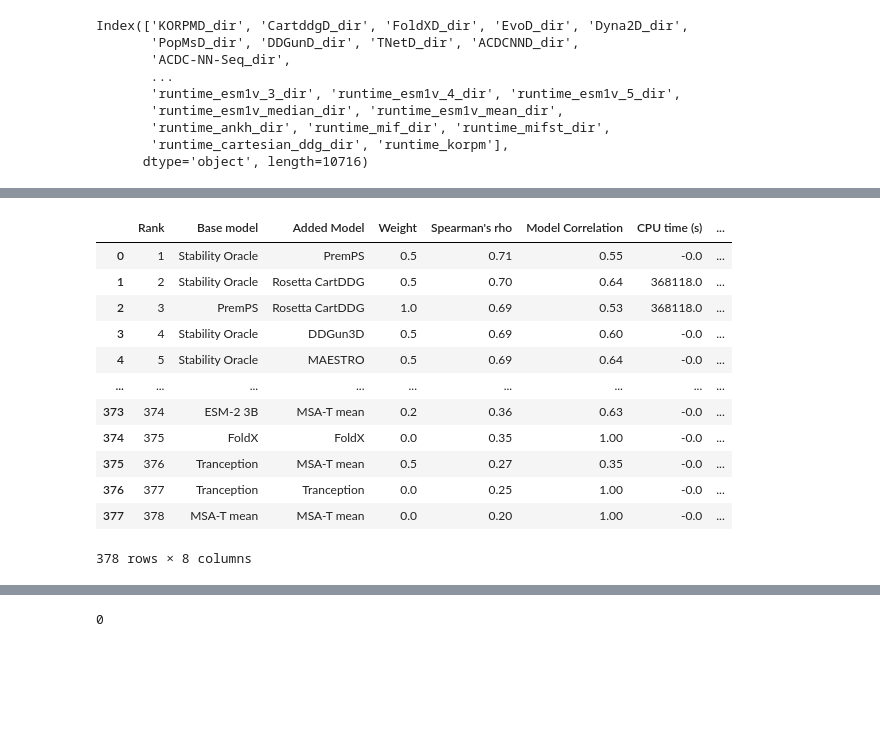
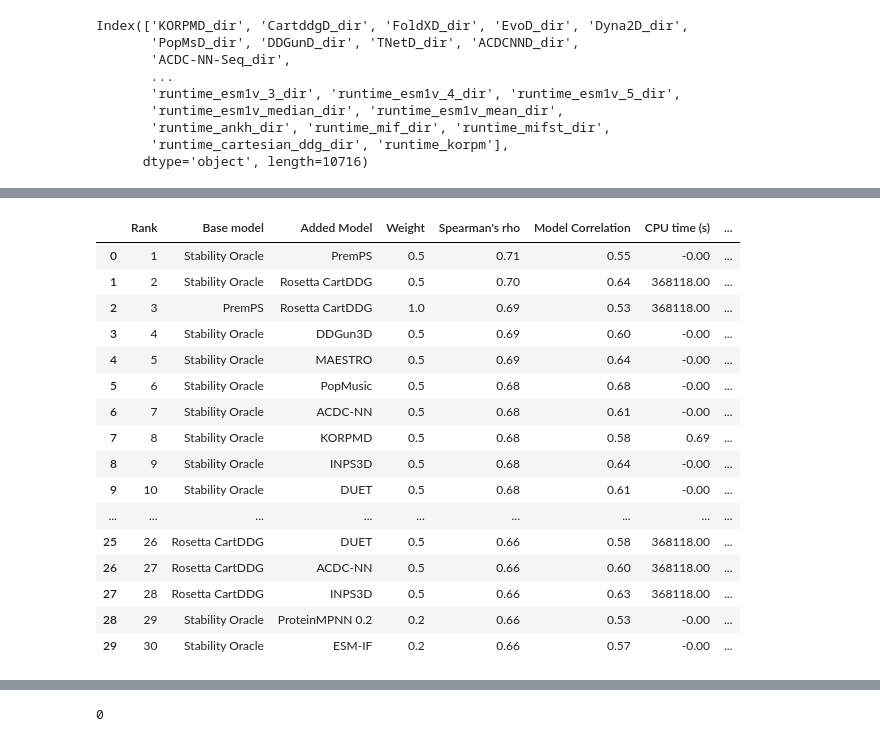
Before and after one commit to skalyaanamoorthy/PSLMs, a Jupyter notebook: analysis_notebooks/s461_analysis.ipynb, the cells around one changed output, grey strips where cells are left out. Cells and saved outputs as stored; diff of their text form; code cells hidden in the pictures; blank space fills up the shorter version.

```diff
--- a/analysis_notebooks/s461_analysis.ipynb
+++ b/analysis_notebooks/s461_analysis.ipynb
@@ -613,26 +611,30 @@ stat_df
 # %%
 stat_df_ = stat_df.applymap(lambda x: np.nan if x==-0.0001 else x)
 stat_df_ = stat_df.applymap(lambda x: round(x, 2) if type(x)==float else x)
 for source, target in remap_names.items():
     stat_df_.loc[stat_df_['model1']==source, 'model1'] = target
     stat_df_.loc[stat_df_['model2']==source, 'model2'] = target
 stat_df_ = stat_df_.reset_index().drop('weight1', axis=1).rename({'rank': 'Rank', 'model1': 'Base model', 'model2': 'Added Model', 'weight2': 'Weight', 'corr': 'Model Correlation', 'runtime_cpu': 'CPU time (s)', 'runtime_gpu': 'GPU time (s)', 'spearman': 'Spearman\'s rho'}, axis=1)
 stat_df_.to_csv('../data/stat_df_s461.csv')
-stat_df_
+stat_df_.head(30)
 # %% [output]
 |  | Rank | Base model | Added Model | Weight | Spearman's rho | Model Correlation | CPU time (s) | ... |
-| 0 | 1 | Stability Oracle | PremPS | 0.5 | 0.71 | 0.55 | -0.0 | ... |
-| 1 | 2 | Stability Oracle | Rosetta CartDDG | 0.5 | 0.70 | 0.64 | 368118.0 | ... |
-| 2 | 3 | PremPS | Rosetta CartDDG | 1.0 | 0.69 | 0.53 | 368118.0 | ... |
-| 3 | 4 | Stability Oracle | DDGun3D | 0.5 | 0.69 | 0.60 | -0.0 | ... |
-| 4 | 5 | Stability Oracle | MAESTRO | 0.5 | 0.69 | 0.64 | -0.0 | ... |
+| 0 | 1 | Stability Oracle | PremPS | 0.5 | 0.71 | 0.55 | -0.00 | ... |
+| 1 | 2 | Stability Oracle | Rosetta CartDDG | 0.5 | 0.70 | 0.64 | 368118.00 | ... |
+| 2 | 3 | PremPS | Rosetta CartDDG | 1.0 | 0.69 | 0.53 | 368118.00 | ... |
+| 3 | 4 | Stability Oracle | DDGun3D | 0.5 | 0.69 | 0.60 | -0.00 | ... |
+| 4 | 5 | Stability Oracle | MAESTRO | 0.5 | 0.69 | 0.64 | -0.00 | ... |
+| 5 | 6 | Stability Oracle | PopMusic | 0.5 | 0.68 | 0.68 | -0.00 | ... |
+| 6 | 7 | Stability Oracle | ACDC-NN | 0.5 | 0.68 | 0.61 | -0.00 | ... |
+| 7 | 8 | Stability Oracle | KORPMD | 0.5 | 0.68 | 0.58 | 0.69 | ... |
+| 8 | 9 | Stability Oracle | INPS3D | 0.5 | 0.68 | 0.64 | -0.00 | ... |
+| 9 | 10 | Stability Oracle | DUET | 0.5 | 0.68 | 0.61 | -0.00 | ... |
 | ... | ... | ... | ... | ... | ... | ... | ... | ... |
-| 373 | 374 | ESM-2 3B | MSA-T mean | 0.2 | 0.36 | 0.63 | -0.0 | ... |
-| 374 | 375 | FoldX | FoldX | 0.0 | 0.35 | 1.00 | -0.0 | ... |
-| 375 | 376 | Tranception | MSA-T mean | 0.5 | 0.27 | 0.35 | -0.0 | ... |
-| 376 | 377 | Tranception | Tranception | 0.0 | 0.25 | 1.00 | -0.0 | ... |
-| 377 | 378 | MSA-T mean | MSA-T mean | 0.0 | 0.20 | 1.00 | -0.0 | ... |
+| 25 | 26 | Rosetta CartDDG | DUET | 0.5 | 0.66 | 0.58 | 368118.00 | ... |
+| 26 | 27 | Rosetta CartDDG | ACDC-NN | 0.5 | 0.66 | 0.60 | 368118.00 | ... |
+| 27 | 28 | Rosetta CartDDG | INPS3D | 0.5 | 0.66 | 0.63 | 368118.00 | ... |
+| 28 | 29 | Stability Oracle | ProteinMPNN 0.2 | 0.2 | 0.66 | 0.53 | -0.00 | ... |
+| 29 | 30 | Stability Oracle | ESM-IF | 0.2 | 0.66 | 0.57 | -0.00 | ... |
-378 rows × 8 columns
 # %%
 custom_colors = {#'ACDC-NN-Seq_dir': 'blue',
                  'ACDC-NN_dir': 'purple',
```
Also changed, not shown: parts of 7 cells of this notebook, 1 other file.
